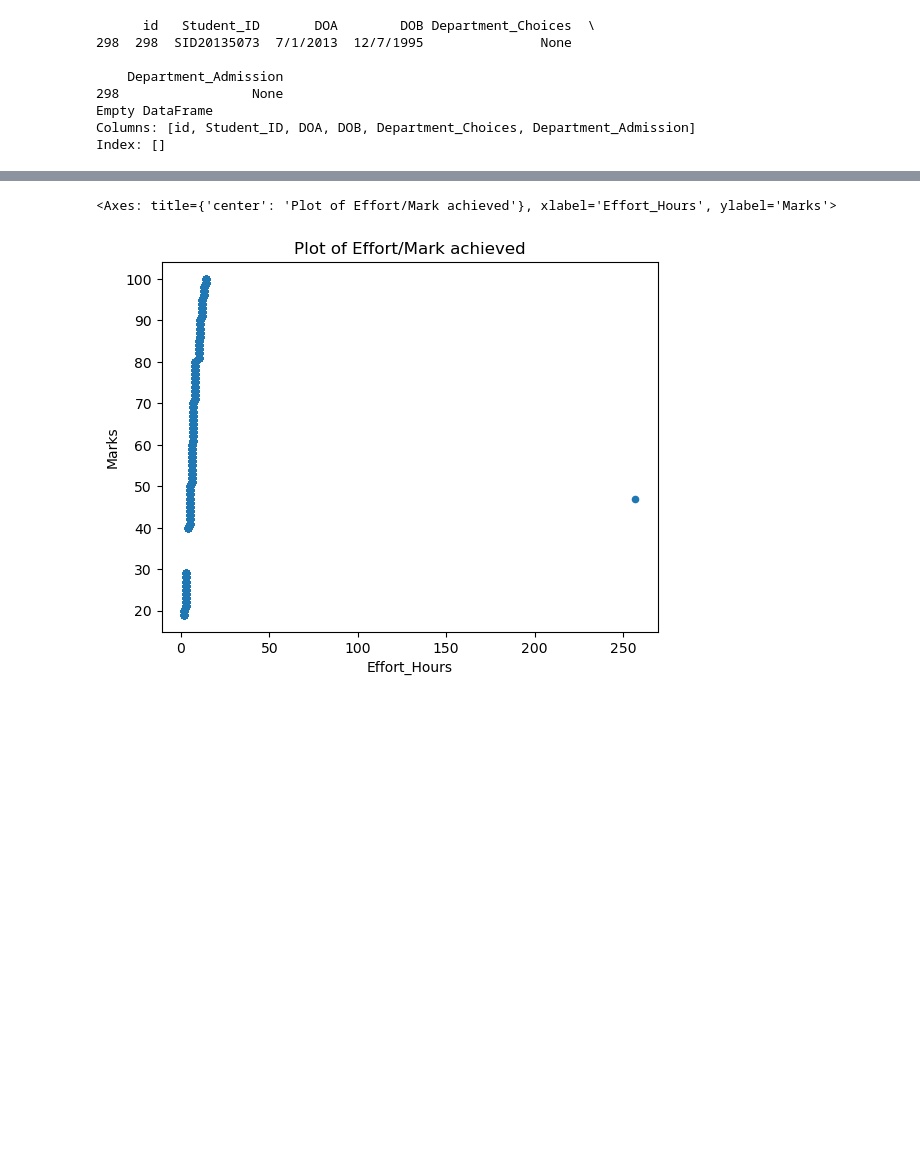
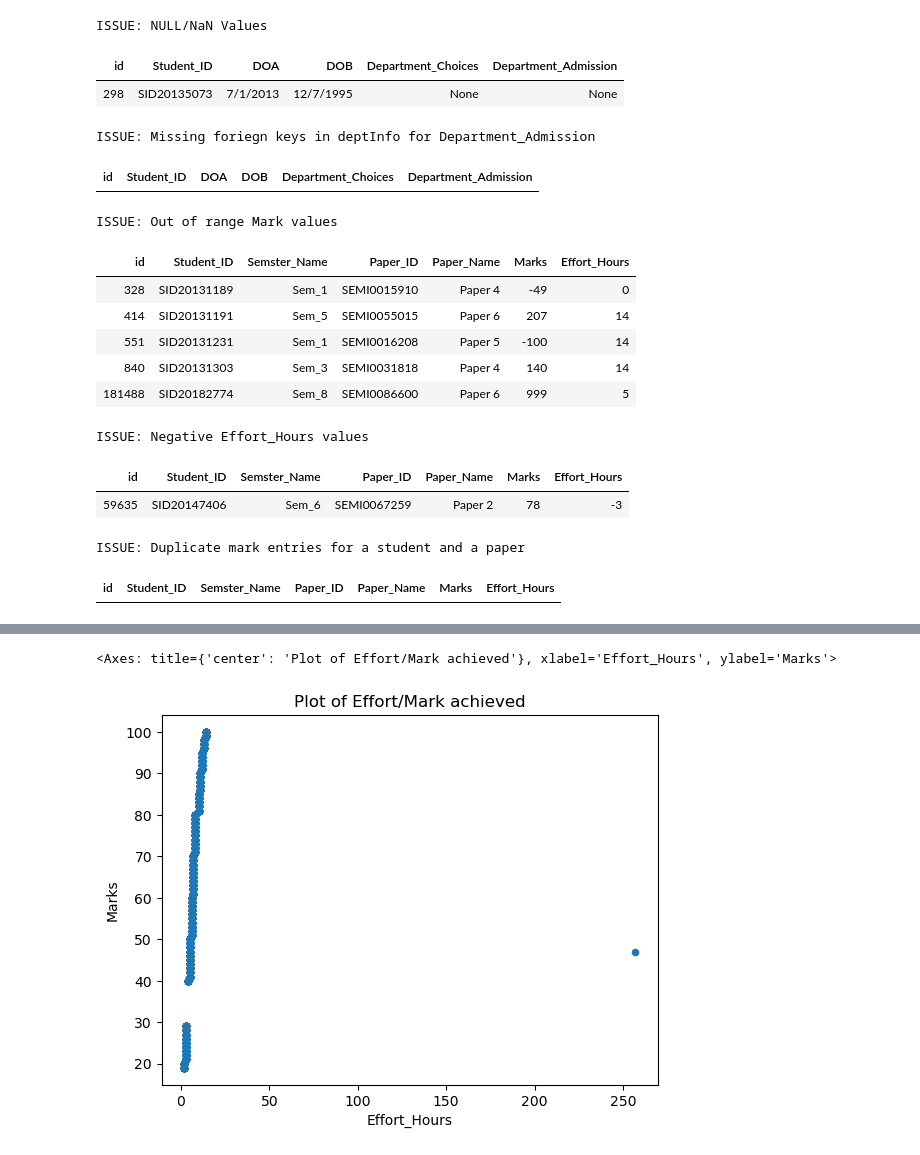
Before and after one commit to jbeau085/DB2-assign2, a Jupyter notebook: DB-Assign2.ipynb, the cells around one changed output, grey strips where cells are left out. Saved outputs shown, nothing was run; the diff lists cells and outputs as text; code cells hidden in the pictures; blank space fills up the shorter version.

```diff
--- a/DB-Assign2.ipynb
+++ b/DB-Assign2.ipynb
@@ -170,18 +204,66 @@ print(dept_df[dept_df.isna().any(axis=1)])
 # Cleaning and validating Student Couselling data
 
 # Missing values
-print(cncl_df[cncl_df.isna().any(axis=1)])
-
-# Department_Admission does not exist in dept_df
-non_empty_dept = cncl_df.dropna(subset=["Department_Admission"])
-print(non_empty_dept[~non_empty_dept['Department_Admission'].isin(dept_df['Department_ID'])])
+display_issue(
+    "NULL/NaN Values",
+    find_missing(cncl_df)
+)
 # %% [output]
-      id   Student_ID       DOA        DOB Department_Choices  \
-298  298  SID20135073  7/1/2013  12/7/1995               None
-
-    Department_Admission
-298                 None
-Empty DataFrame
-Columns: [id, Student_ID, DOA, DOB, Department_Choices, Department_Admission]
-Index: []
+ISSUE: NULL/NaN Values
+| id | Student_ID | DOA | DOB | Department_Choices | Department_Admission |
+| 298 | SID20135073 | 7/1/2013 | 12/7/1995 | None | None |
+# %%
+# Department_Admission does not exist in dept_df
+display_issue(
+    "Missing foriegn keys in deptInfo for Department_Admission",
+    find_missing_fk(cncl_df, dept_df, "Department_Admission", "Department_ID")
+)
+# %% [output]
+ISSUE: Missing foriegn keys in deptInfo for Department_Admission
+| id | Student_ID | DOA | DOB | Department_Choices | Department_Admission |
+# %%
+# Cleaning and validating studentPerformance data
+
+# we start with an unclean/unvalidated data frame, we continually keep re cleaning based off
+# of different columns, and removing those rows of data as needed
+# we are printing the exception reports from the original dataframe in order to capture all incorrect/invalid data
+
+perf_clean_df = None
+
+# Marks between 0-100
+perf_clean_df = perf_df.query('0 <= Marks <= 100')
+
+display_issue(
+    "Out of range Mark values",
+    perf_df.query('Marks < 0 | Marks > 100')
+)
+# %% [output]
+ISSUE: Out of range Mark values
+| id | Student_ID | Semster_Name | Paper_ID | Paper_Name | Marks | Effort_Hours |
+| 328 | SID20131189 | Sem_1 | SEMI0015910 | Paper 4 | -49 | 0 |
+| 414 | SID20131191 | Sem_5 | SEMI0055015 | Paper 6 | 207 | 14 |
+| 551 | SID20131231 | Sem_1 | SEMI0016208 | Paper 5 | -100 | 14 |
+| 840 | SID20131303 | Sem_3 | SEMI0031818 | Paper 4 | 140 | 14 |
+| 181488 | SID20182774 | Sem_8 | SEMI0086600 | Paper 6 | 999 | 5 |
+# %%
+# Effort_Hours > 0
+perf_clean_df = perf_clean_df.query('Effort_Hours >= 0')
+
+display_issue(
+    "Negative Effort_Hours values",
+    perf_df.query('Effort_Hours < 0')
+)
+# %% [output]
+ISSUE: Negative Effort_Hours values
+| id | Student_ID | Semster_Name | Paper_ID | Paper_Name | Marks | Effort_Hours |
+| 59635 | SID20147406 | Sem_6 | SEMI0067259 | Paper 2 | 78 | -3 |
+# %%
+# Duplicate mark entries for a student and a paper
+display_issue(
+    "Duplicate mark entries for a student and a paper",
+    find_duplicates(perf_df, ["Student_ID", "Paper_ID"])
+)
+# %% [output]
+ISSUE: Duplicate mark entries for a student and a paper
+| id | Student_ID | Semster_Name | Paper_ID | Paper_Name | Marks | Effort_Hours |
 # %%
```
Also changed, not shown: parts of 6 cells of this notebook.
